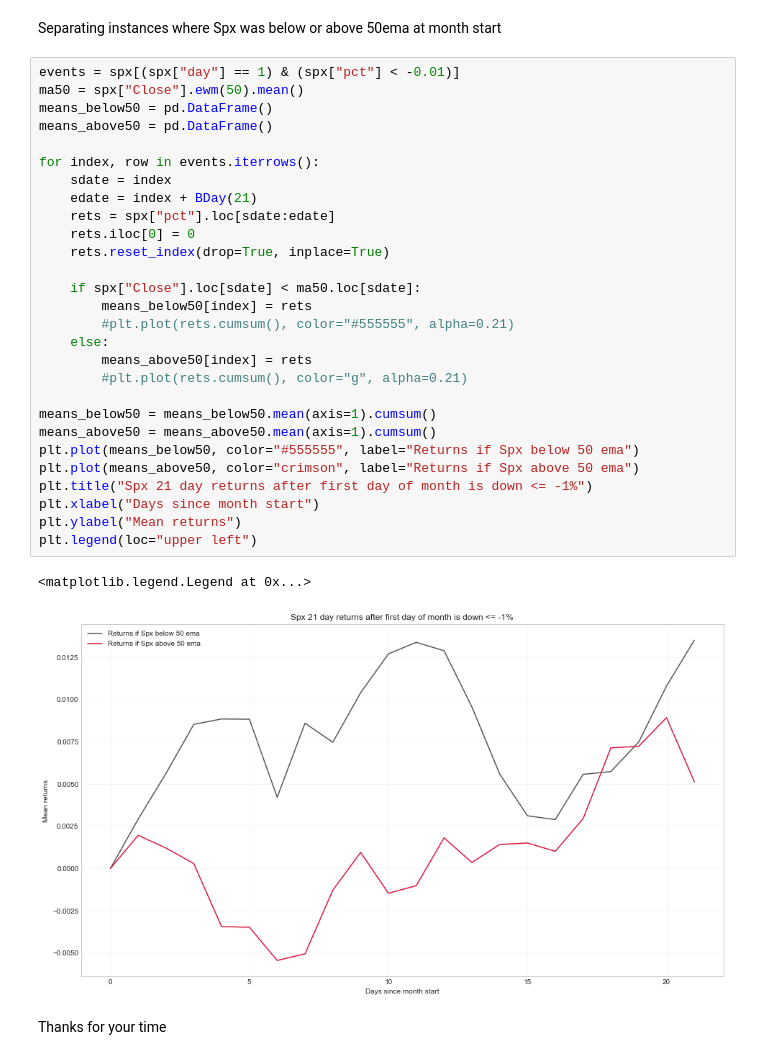
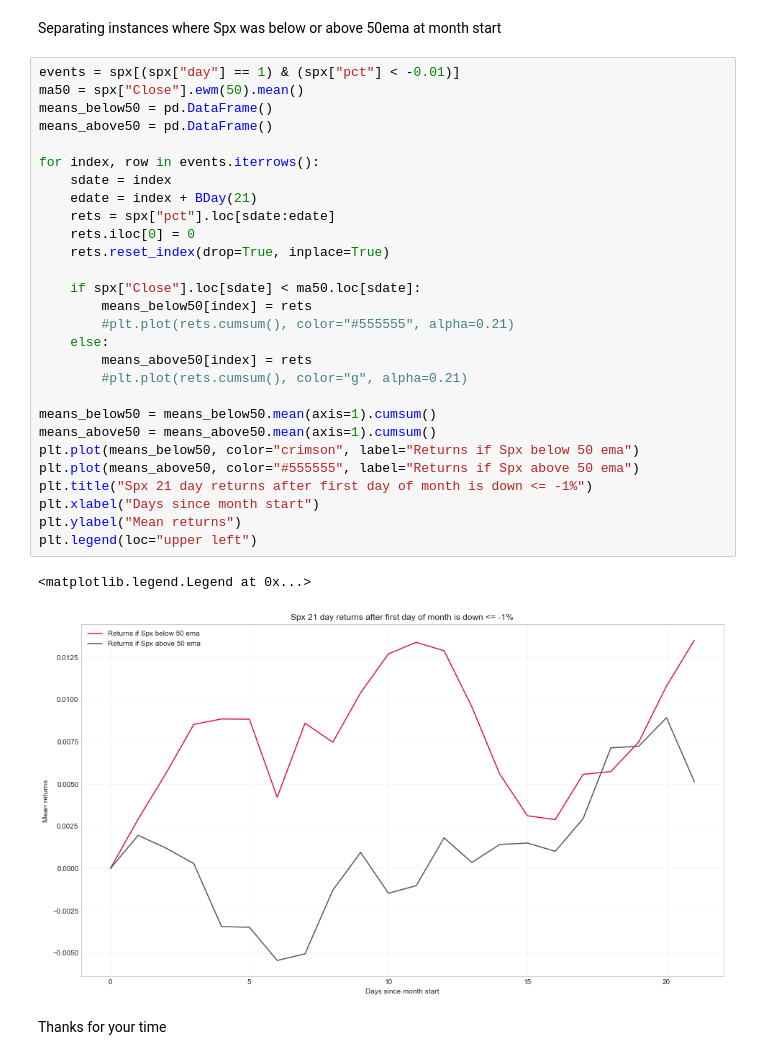
Before and after one commit to Darellblg/VoodooMarkets, a Jupyter notebook: SpxFirstDayOfMonthDown.ipynb, the cells around one changed output. Cells and saved outputs as stored; diff of their text form.

```diff
--- a/SpxFirstDayOfMonthDown.ipynb
+++ b/SpxFirstDayOfMonthDown.ipynb
@@ -23,33 +23,33 @@ Separating instances where Spx was below or above 50ema at month start
 # %%
 events = spx[(spx["day"] == 1) & (spx["pct"] < -0.01)]
 ma50 = spx["Close"].ewm(50).mean()
 means_below50 = pd.DataFrame()
 means_above50 = pd.DataFrame()
 
 for index, row in events.iterrows():
     sdate = index
     edate = index + BDay(21)
     rets = spx["pct"].loc[sdate:edate]
     rets.iloc[0] = 0
     rets.reset_index(drop=True, inplace=True)
 
     if spx["Close"].loc[sdate] < ma50.loc[sdate]:
         means_below50[index] = rets
         #plt.plot(rets.cumsum(), color="#555555", alpha=0.21)
     else:
         means_above50[index] = rets
         #plt.plot(rets.cumsum(), color="g", alpha=0.21)
 
 means_below50 = means_below50.mean(axis=1).cumsum()
 means_above50 = means_above50.mean(axis=1).cumsum()
-plt.plot(means_below50, color="#555555", label="Returns if Spx below 50 ema")
-plt.plot(means_above50, color="crimson", label="Returns if Spx above 50 ema")
+plt.plot(means_below50, color="crimson", label="Returns if Spx below 50 ema")
+plt.plot(means_above50, color="#555555", label="Returns if Spx above 50 ema")
 plt.title("Spx 21 day returns after first day of month is down <= -1%")
 plt.xlabel("Days since month start")
 plt.ylabel("Mean returns")
 plt.legend(loc="upper left")
 # %% [output]
 <matplotlib.legend.Legend at 0x...>
-[figure, old version]
+[figure, new version]
 # %% [markdown]
 Thanks for your time
```
